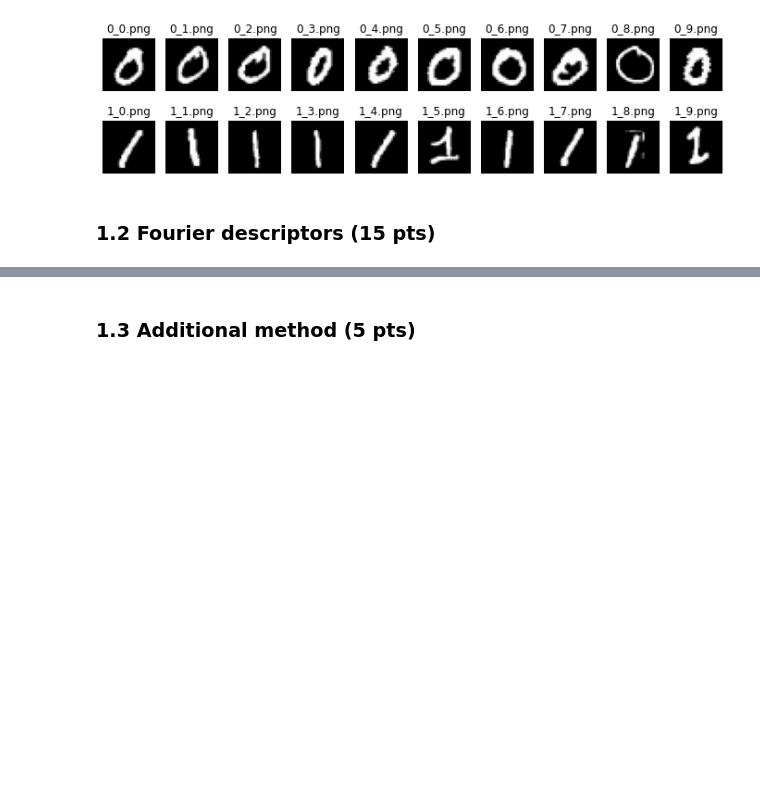
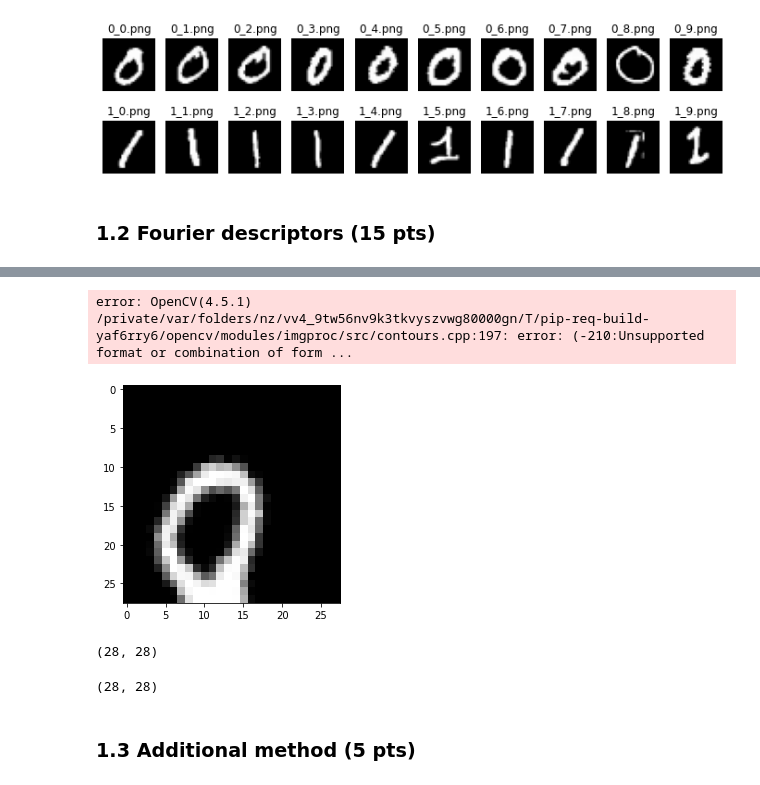
Before and after one commit to aamoros8/IAPR_EPFL, a Jupyter notebook: labs/lab_02_object_description.ipynb, the cells around one changed output, grey strips where cells are left out. Saved outputs shown, nothing was run; the diff lists cells and outputs as text; code cells hidden in the pictures; blank space fills up the shorter version.

```diff
--- a/labs/lab_02_object_description.ipynb
+++ b/labs/lab_02_object_description.ipynb
@@ -186,3 +228,52 @@ for a, b in itertools.combinations(range(number_feat), 2):
+# %%
+images = np.concatenate((zeros_im_dst,ones_im_dst))
+nb_zeros=zeros_im_dst.shape[0]
+nb_ones=ones_im_dst.shape[0]
+number_feat=3
+
+poss=int(special.binom((number_feat),2))
+descriptors=np.zeros((nb_zeros+nb_ones,2,poss))
+ii=0
+jj=0
+for a, b in itertools.combinations(range(number_feat), 2):
+    for im in images:
+        figg, axx = plt.subplots(1)
+        axx.imshow(im, cmap='gray')
+
+        cont,newimg= find_contour(im)
+
+        contimg=np.zeros_like(im)
+        contimg[cont[:,1],cont[:,0]]=255;
+
+        fourier = to_Complex(cont)
+        feat=np.array([a,b])
+        descriptors[ii,:,jj]=first_descriptors(fourier,feat)
+
+        ii+=1
+    ii=0
+    jj+=1
+
+
+# Plotting the first 2 fourier descriptors
+kk=0
+for a, b in itertools.combinations(range(number_feat), 2):
+    fig, ax = plt.subplots(1)
+    ax.scatter(descriptors[0:nb_zeros,0,kk],descriptors[0:nb_zeros,1,kk],label='zeros')
+    ax.scatter(descriptors[nb_zeros:,0,kk],descriptors[nb_zeros:,1,kk],label='ones')
+    plt.title('Chosen features : {} and {}'.format(a+1,b+1))
+    leg=ax.legend(loc='lower right')
+    kk+=1
+# %% [output]
+error: OpenCV(4.5.1) /private/var/folders/nz/vv4_9tw56nv9k3tkvyszvwg80000gn/T/pip-req-build-yaf6rry6/opencv/modules/imgproc/src/contours.cpp:197: error: (-210:Unsupported format or combination of form ...
+[figure, added]
+# %%
+zeros_im[1,:,:].shape
+# %% [output]
+(28, 28)
+# %%
+zeros_im_dst[1,:,:].shape
+# %% [output]
+(28, 28)
 # %% [markdown]
 ### 1.3 Additional method (5 pts)
 # %%
```
Also changed, not shown: parts of 6 cells of this notebook.
